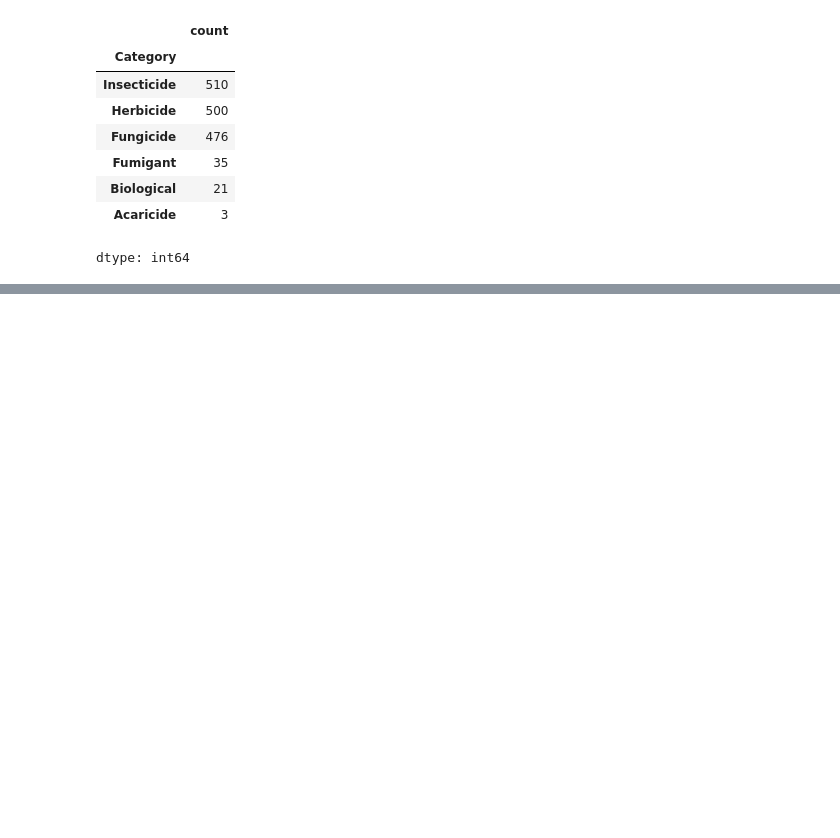
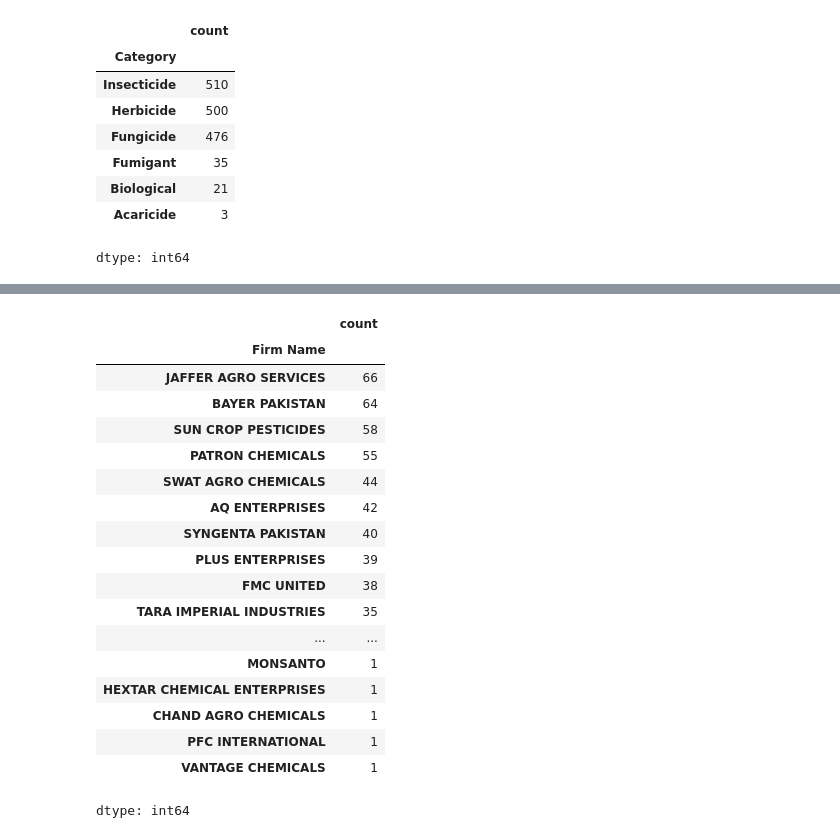
Before and after one commit to Alishba01234/PAI_PROJECT, a Jupyter notebook: PAI.ipynb, the cells around one changed output, grey strips where cells are left out. Drawn from its saved outputs; the diff is of its cells as text; code cells hidden in the pictures; blank space fills up the shorter version.

```diff
--- a/PAI.ipynb
+++ b/PAI.ipynb
@@ -151,3 +296,26 @@ dtype: int64
+# %%
+pd.set_option('display.max_rows', None)
+df['Firm Name'].value_counts()
+# %% [output]
+|  | count |
+| Firm Name |  |
+| JAFFER AGRO SERVICES | 66 |
+| BAYER PAKISTAN | 64 |
+| SUN CROP PESTICIDES | 58 |
+| PATRON CHEMICALS | 55 |
+| SWAT AGRO CHEMICALS | 44 |
+| AQ ENTERPRISES | 42 |
+| SYNGENTA PAKISTAN | 40 |
+| PLUS ENTERPRISES | 39 |
+| FMC UNITED | 38 |
+| TARA IMPERIAL INDUSTRIES | 35 |
+| ... | ... |
+| MONSANTO | 1 |
+| HEXTAR CHEMICAL ENTERPRISES | 1 |
+| CHAND AGRO CHEMICALS | 1 |
+| PFC INTERNATIONAL | 1 |
+| VANTAGE CHEMICALS | 1 |
+dtype: int64
 # %%
 df.head()
 # %%
```
Also changed, not shown: parts of 3 cells of this notebook.
